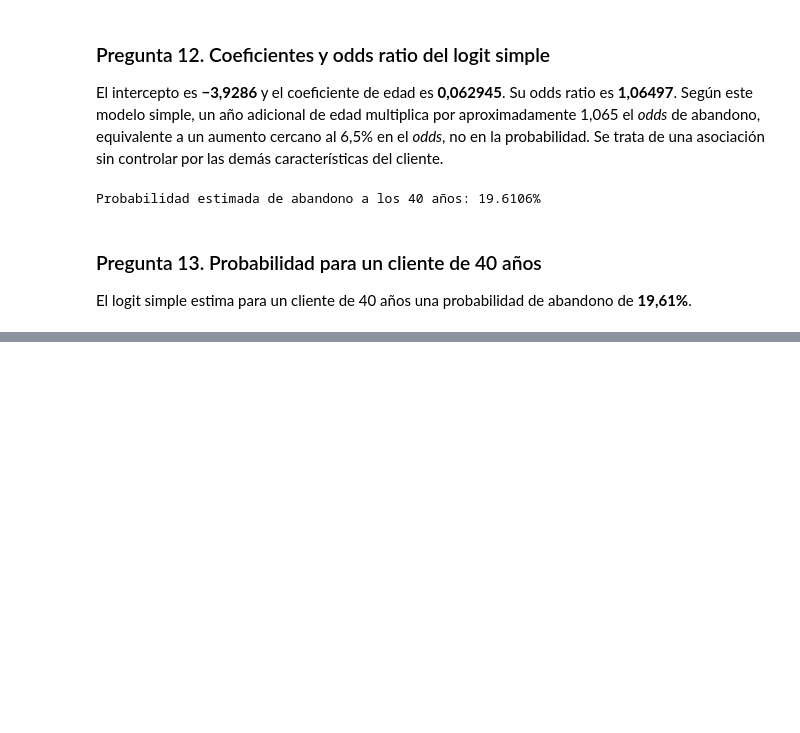
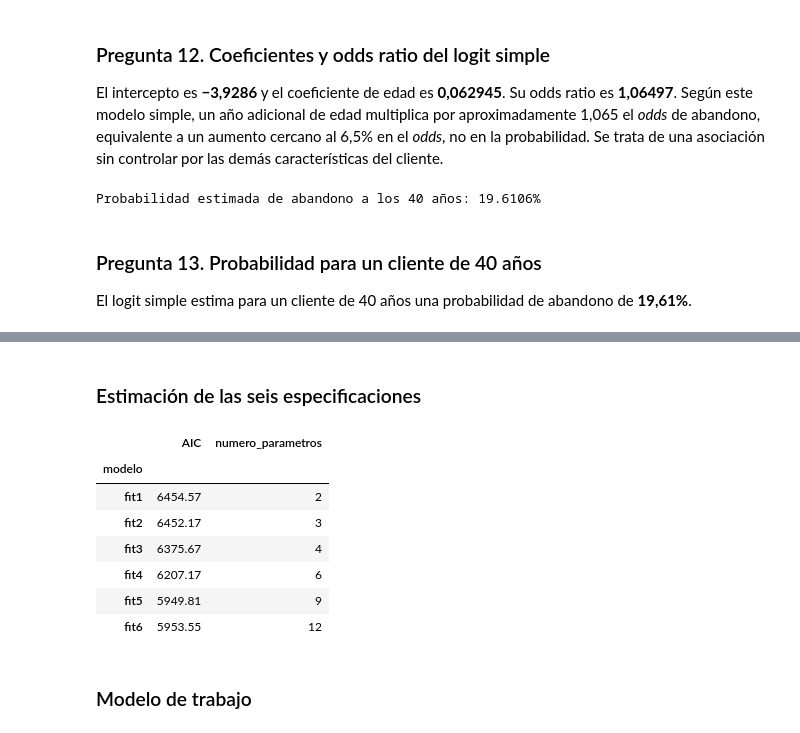
Before and after one commit to martinfgaleano-crypto/Taller_Regresion_Logistica, a Jupyter notebook: Taller_Abandono_Producto_Financiero.ipynb, the cells around one changed output, grey strips where cells are left out. Saved outputs shown, nothing was run; the diff lists cells and outputs as text; code cells hidden in the pictures; blank space fills up the shorter version.

```diff
--- a/Taller_Abandono_Producto_Financiero.ipynb
+++ b/Taller_Abandono_Producto_Financiero.ipynb
@@ -510,0 +541,62 @@ El logit simple estima para un cliente de 40 años una probabilidad de abandono
+# %% [markdown]
+### Estimación de las seis especificaciones
+# %%
+fit1 = smf.logit(
+    "abandono ~ edad",
+    data=Train_Data
+).fit(disp=False)
+
+fit2 = smf.logit(
+    "abandono ~ edad + puntaje_crediticio",
+    data=Train_Data
+).fit(disp=False)
+
+fit3 = smf.logit(
+    "abandono ~ edad + puntaje_crediticio + C(sexo)",
+    data=Train_Data
+).fit(disp=False)
+
+fit4 = smf.logit(
+    "abandono ~ edad + puntaje_crediticio + C(sexo) + C(pais)",
+    data=Train_Data
+).fit(disp=False)
+
+fit5 = smf.logit(
+    "abandono ~ edad + puntaje_crediticio + C(sexo) + C(pais) + "
+    "saldo + numero_productos + miembro_activo",
+    data=Train_Data
+).fit(disp=False)
+
+fit6 = smf.logit(
+    "abandono ~ edad + puntaje_crediticio + C(sexo) + C(pais) + "
+    "saldo + numero_productos + miembro_activo + antiguedad + "
+    "tiene_tarjeta + salario_estimado",
+    data=Train_Data
+).fit(disp=False)
+
+modelos = {
+    "fit1": fit1,
+    "fit2": fit2,
+    "fit3": fit3,
+    "fit4": fit4,
+    "fit5": fit5,
+    "fit6": fit6,
+}
+
+comparacion_aic = pd.DataFrame({
+    "modelo": modelos.keys(),
+    "AIC": [modelo.aic for modelo in modelos.values()],
+    "numero_parametros": [len(modelo.params) for modelo in modelos.values()],
+}).set_index("modelo")
+comparacion_aic.round(2)
+# %% [output]
+|  | AIC | numero_parametros |
+| modelo |  |  |
+| fit1 | 6454.57 | 2 |
+| fit2 | 6452.17 | 3 |
+| fit3 | 6375.67 | 4 |
+| fit4 | 6207.17 | 6 |
+| fit5 | 5949.81 | 9 |
+| fit6 | 5953.55 | 12 |
+# %% [markdown]
+### Modelo de trabajo
```
Also changed, not shown: parts of 8 cells of this notebook.
